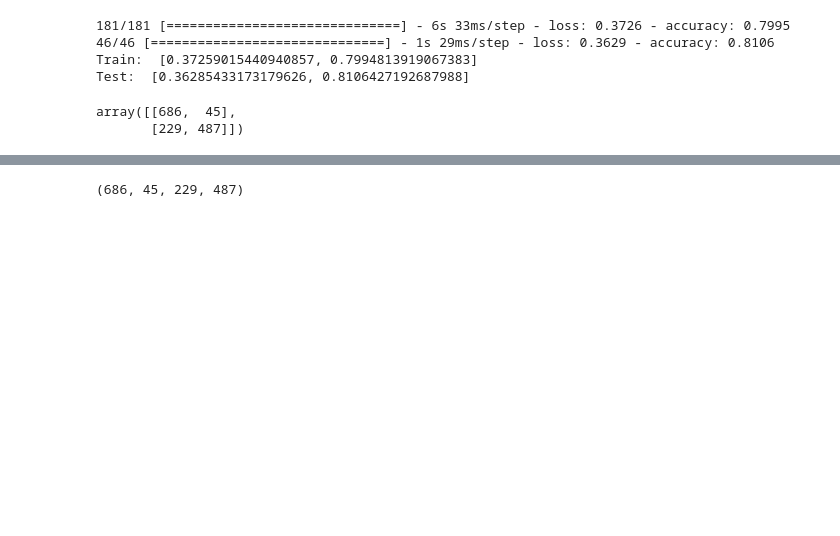
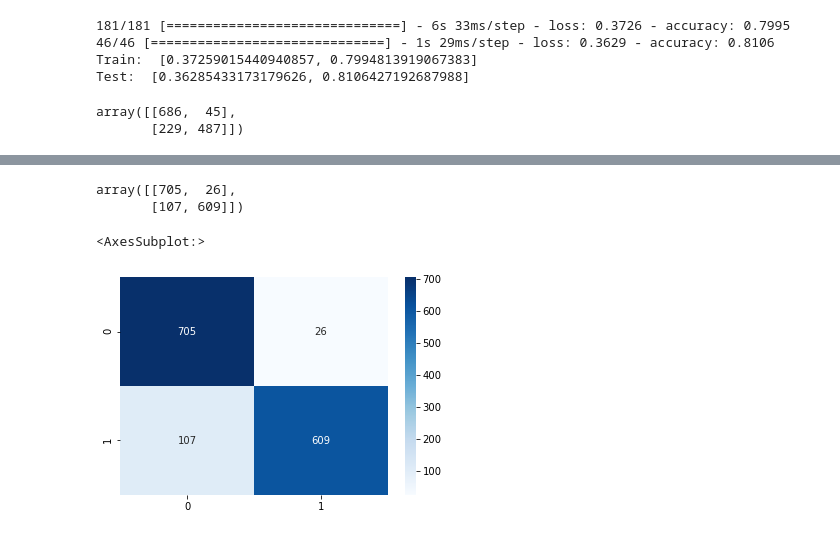
Before and after one commit to jagan-singh/covid_xray_rec, a Jupyter notebook: project.ipynb, the cells around one changed output, grey strips where cells are left out. Drawn from its saved outputs; the diff is of its cells as text; code cells hidden in the pictures; blank space fills up the shorter version.

```diff
--- a/project.ipynb
+++ b/project.ipynb
@@ -137,0 +151,2 @@ array([[686,  45],
+# %%
+x_train, x_test, y_train, y_test = train_test_split(images, labels, test_size=0.20, random_state = 1)
@@ -137,0 +163,17 @@ array([[686,  45],
+# %%
+cnn = models.Sequential()
+cnn.add(layers.Conv2D(32, (3, 3), activation='relu', input_shape=(256, 256,1)))
+cnn.add(layers.MaxPooling2D((3, 3)))
+cnn.add(layers.Flatten())
+cnn.add(layers.Dense(16, activation='relu'))
+cnn.add(layers.Dense(1, activation='sigmoid'))
+
+cnn.compile(loss='binary_crossentropy',
+              optimizer = "Adam",
+              metrics=['accuracy'])
+# %%
+cnn1 = cnn.fit(x_train, y_train,
+                    epochs=10,
+                    batch_size=50,
+                    validation_data=(x_test, y_test),
+                      workers = -1)
@@ -138,5 +211,11 @@ array([[686,  45],
 # %%
-tn, fp, fn, tp = confusion_matrix(y_test, np.around(model.predict(x_test)).astype('int')).ravel()
-tn, fp, fn, tp
+cm = confusion_matrix(y_test, np.around(cnn.predict(x_test)).astype('int'))
+cm
 # %% [output]
-(686, 45, 229, 487)
+array([[705,  26],
+       [107, 609]])
+# %%
+sns.heatmap(cm, annot=True,fmt="d",cmap='Blues')
+# %% [output]
+<AxesSubplot:>
+[figure, added]
```
Also changed, not shown: parts of 8 cells of this notebook, 1 other file.
